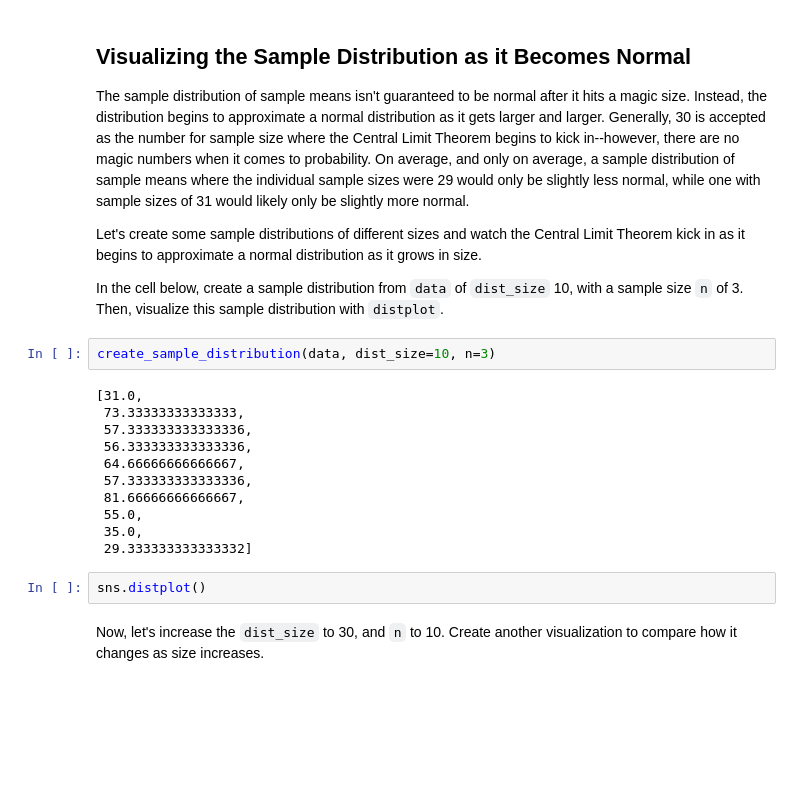
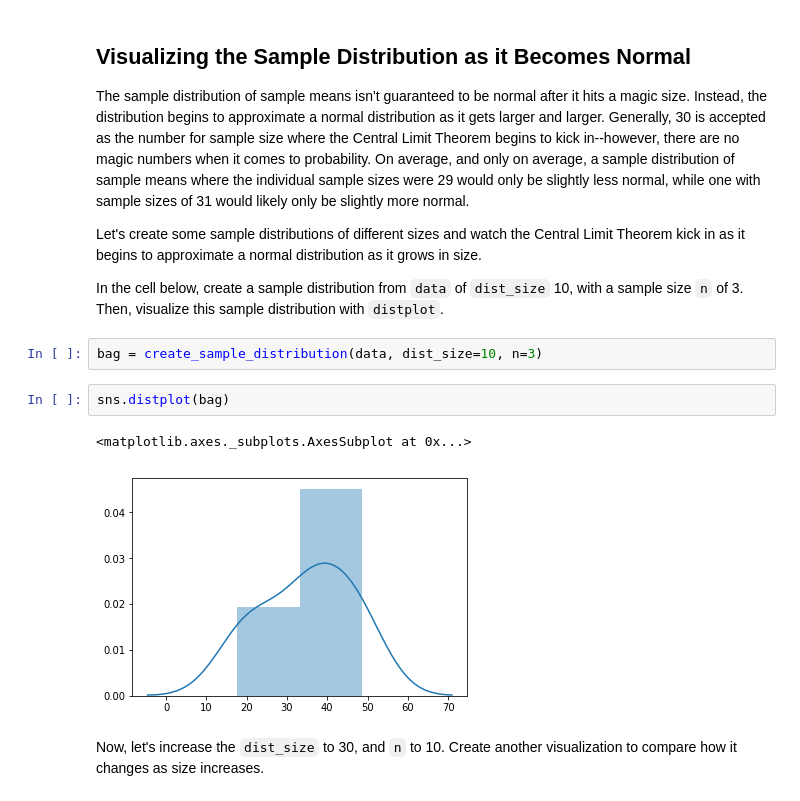
Before and after one commit to sherzyang/dsc-2-19-13-central-limit-theorem-lab-seattle-ds-career-040119, a Jupyter notebook: index.ipynb, the cells around one changed output. Cells and saved outputs as stored; diff of their text form; blank space fills up the shorter version.

```diff
--- a/index.ipynb
+++ b/index.ipynb
@@ -134,20 +134,12 @@ Let's create some sample distributions of different sizes and watch the Central
 
 In the cell below, create a sample distribution from `data` of `dist_size` 10, with a sample size `n` of 3. Then, visualize this sample distribution with `distplot`.
 # %%
-create_sample_distribution(data, dist_size=10, n=3)
+bag = create_sample_distribution(data, dist_size=10, n=3)
-# %% [output]
-[31.0,
- 73.33333333333333,
- 57.333333333333336,
- 56.333333333333336,
- 64.66666666666667,
- 57.333333333333336,
- 81.66666666666667,
- 55.0,
- 35.0,
- 29.333333333333332]
 # %%
-sns.distplot()
+sns.distplot(bag)
+# %% [output]
+<matplotlib.axes._subplots.AxesSubplot at 0x...>
+[figure, added]
 # %% [markdown]
 Now, let's increase the `dist_size` to 30, and `n` to 10.  Create another visualization to compare how it changes as size increases.
 # %% [markdown]
```
